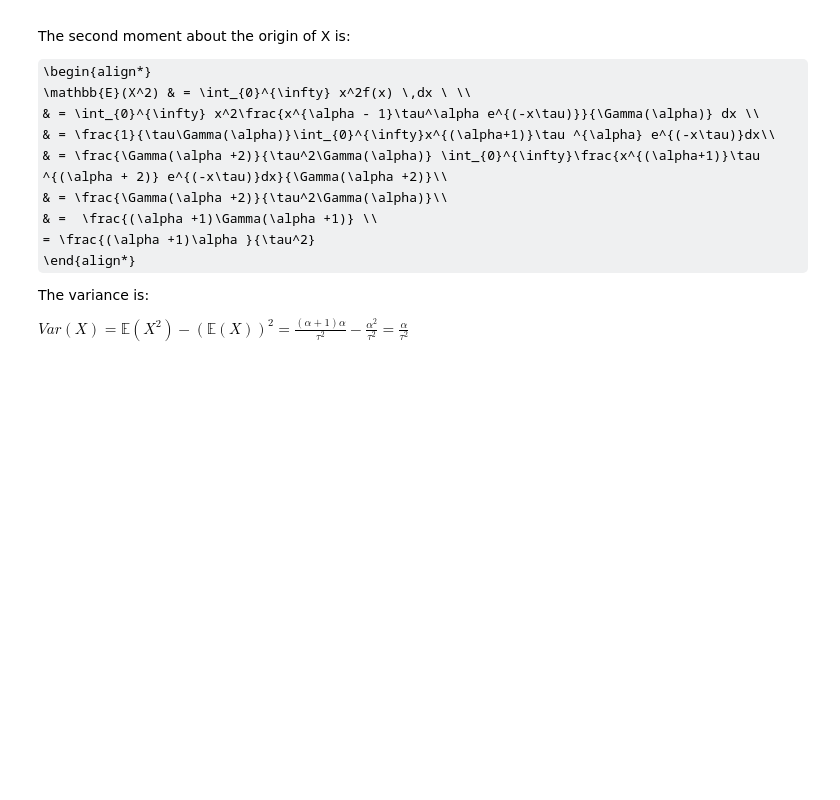
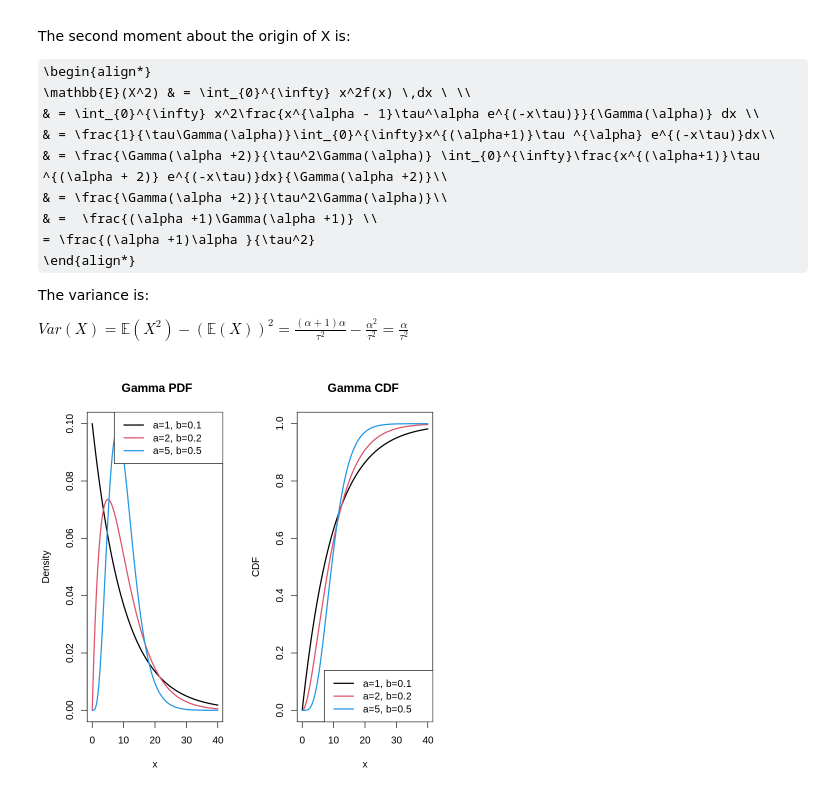
Before and after one commit to thaopham29/Tales-of-probability-and-risks, a Jupyter notebook: univariate_distribution.ipynb, the cells around one changed output. Drawn from its saved outputs; the diff is of its cells as text; code cells hidden in the pictures; some formulas as TeX source; blank space fills up the shorter version.

```diff
--- a/univariate_distribution.ipynb
+++ b/univariate_distribution.ipynb
@@ -756,3 +756,55 @@ The expected value of X is:
 The variance is:
 
 $Var(X) = \mathbb{E}(X^2) - (\mathbb{E}(X))^2 = \frac{(\alpha +1)\alpha }{\tau^2} - \frac{\alpha^2 }{\tau^2} = \frac{\alpha }{\tau^2}$
+# %%
+x <- seq(0, 40, length = 500)
+
+# parameters (same mean = a/b = 10)
+
+a1 <- 1; b1 <- 0.1
+a2 <- 2; b2 <- 0.2
+a3 <- 5; b3 <- 0.5
+
+pdf1 <- dgamma(x, shape = a1, rate = b1)
+pdf2 <- dgamma(x, shape = a2, rate = b2)
+pdf3 <- dgamma(x, shape = a3, rate = b3)
+
+cdf1 <- pgamma(x, shape = a1, rate = b1)
+cdf2 <- pgamma(x, shape = a2, rate = b2)
+cdf3 <- pgamma(x, shape = a3, rate = b3)
+
+par(mfrow = c(1,2))
+
+# ----- PDF -----
+plot(x, pdf1, type = "l", lwd = 2,
+     ylim = c(0, max(pdf1,pdf2,pdf3)),
+     xlab = "x", ylab = "Density",
+     main = " Gamma PDF")
+
+lines(x, pdf2, col = 2, lwd = 2)
+lines(x, pdf3, col = 4, lwd = 2)
+
+legend("topright",
+       legend = c("a=1, b=0.1",
+                  "a=2, b=0.2",
+                  "a=5, b=0.5"),
+       col = c(1,2,4),
+       lwd = 2)
+
+# ----- CDF -----
+plot(x, cdf1, type = "l", lwd = 2,
+     ylim = c(0,1),
+     xlab = "x", ylab = "CDF",
+     main = "Gamma CDF ")
+
+lines(x, cdf2, col = 2, lwd = 2)
+lines(x, cdf3, col = 4, lwd = 2)
+
+legend("bottomright",
+       legend = c("a=1, b=0.1",
+                  "a=2, b=0.2",
+                  "a=5, b=0.5"),
+       col = c(1,2,4),
+       lwd = 2)
+# %% [output]
+[figure, added]
```
